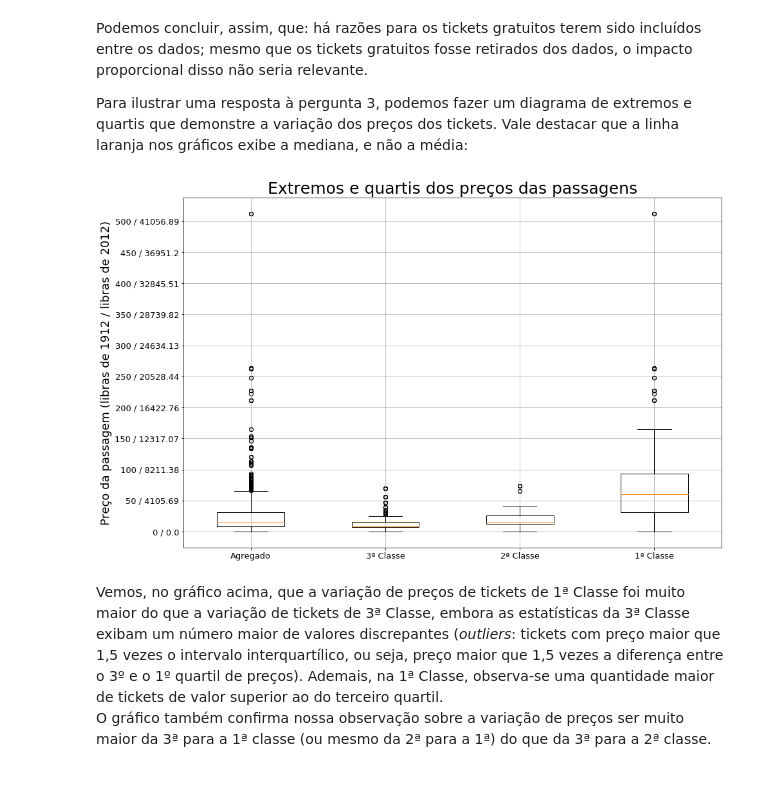
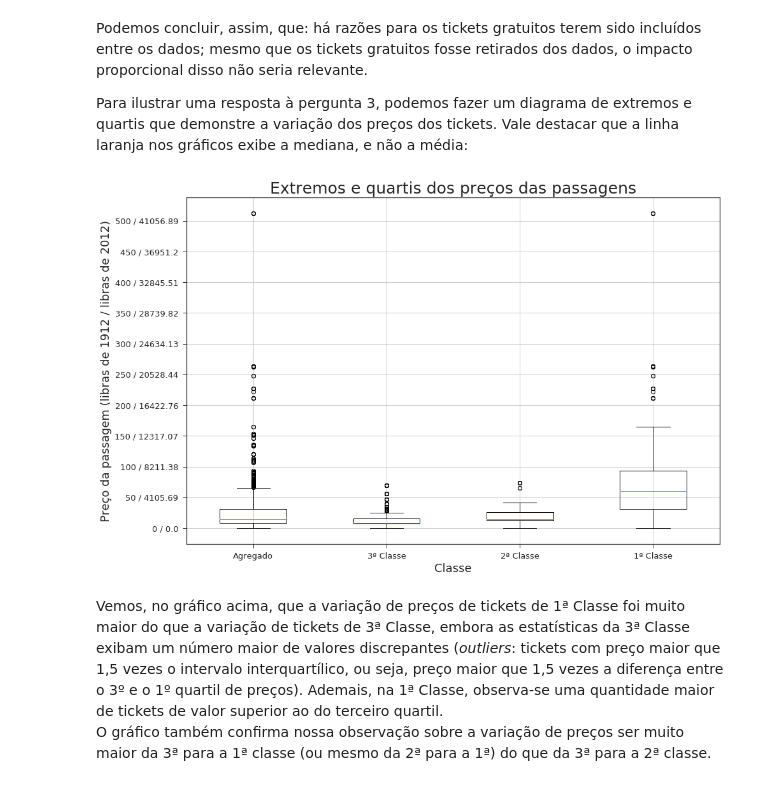
Before and after one commit to pedrohasantiago/udacity-titanic, a Jupyter notebook: analysis-report.ipynb, the cells around one changed output. Saved outputs shown, nothing was run; the diff lists cells and outputs as text; code cells hidden in the pictures.

```diff
--- a/analysis-report.ipynb
+++ b/analysis-report.ipynb
@@ -700,31 +710,32 @@ Para ilustrar uma resposta à pergunta 3, podemos fazer um diagrama de extremos
 # %%
 # Dados do gráfico
 fig, ax5 = mpl.pyplot.subplots(figsize=(15, 10))
 fare_data = df.fare.tolist()
 fare_data_1 = df.query("pclass == '1ª Classe'")['fare'].tolist()
 fare_data_2 = df.query("pclass == '2ª Classe'")['fare'].tolist()
 fare_data_3 = df.query("pclass == '3ª Classe'")['fare'].tolist()
 total_fare_data = [fare_data, fare_data_3, fare_data_2, fare_data_1]
 labels = ['Agregado', '3ª Classe', '2ª Classe', '1ª Classe']
 
 # Estilo dos gráficos
 sns.reset_orig() # Precisamos desativar o Seaborn porque ele oculta os 'fliers' que indicam os valores 'outliers' no gráfico.
 mpl.pyplot.ylabel('Preço da passagem (libras de 1912 / libras de 2012)', fontsize=18)
+mpl.pyplot.xlabel('Classe', fontsize=18)
 mpl.pyplot.title('Extremos e quartis dos preços das passagens', fontsize=25)
 ax5.tick_params(labelsize=13)
 ax5.grid() # O gráfico fica melhor de ser lido se usarmos uma grade
 ax5.set_yticks([i for i in range(0, 501, 50)]) # A grade fica melhor se usarmos valores de 50 em 50
 
 # Chamando o gráfico
 ax5.boxplot(total_fare_data, widths=0.5);
 ax5.set_xticklabels(labels);
 
 # Editando as etiquetas do eixo y
 l = ax5.get_yticks().tolist();
 l = [str(i) + ' / {}'.format(np.float64(i*82.11378).round(2)) for i in l];
 ax5.set_yticklabels(l);
 # %% [output]
-[figure, old version]
+[figure, new version]
 # %% [markdown]
 Vemos, no gráfico acima, que a variação de preços de tickets de 1ª Classe foi muito maior do que a variação de tickets de 3ª Classe, embora as estatísticas da 3ª Classe exibam um número maior de valores discrepantes (*outliers*: tickets com preço maior que 1,5 vezes o intervalo interquartílico, ou seja, preço maior que 1,5 vezes a diferença entre o 3º e o 1º quartil de preços). Ademais, na 1ª Classe, observa-se uma quantidade maior de tickets de valor superior ao do terceiro quartil.
 O gráfico também confirma nossa observação sobre a variação de preços ser muito maior da 3ª para a 1ª classe (ou mesmo da 2ª para a 1ª) do que da 3ª para a 2ª classe.
```
Also changed, not shown: parts of 12 cells of this notebook.
